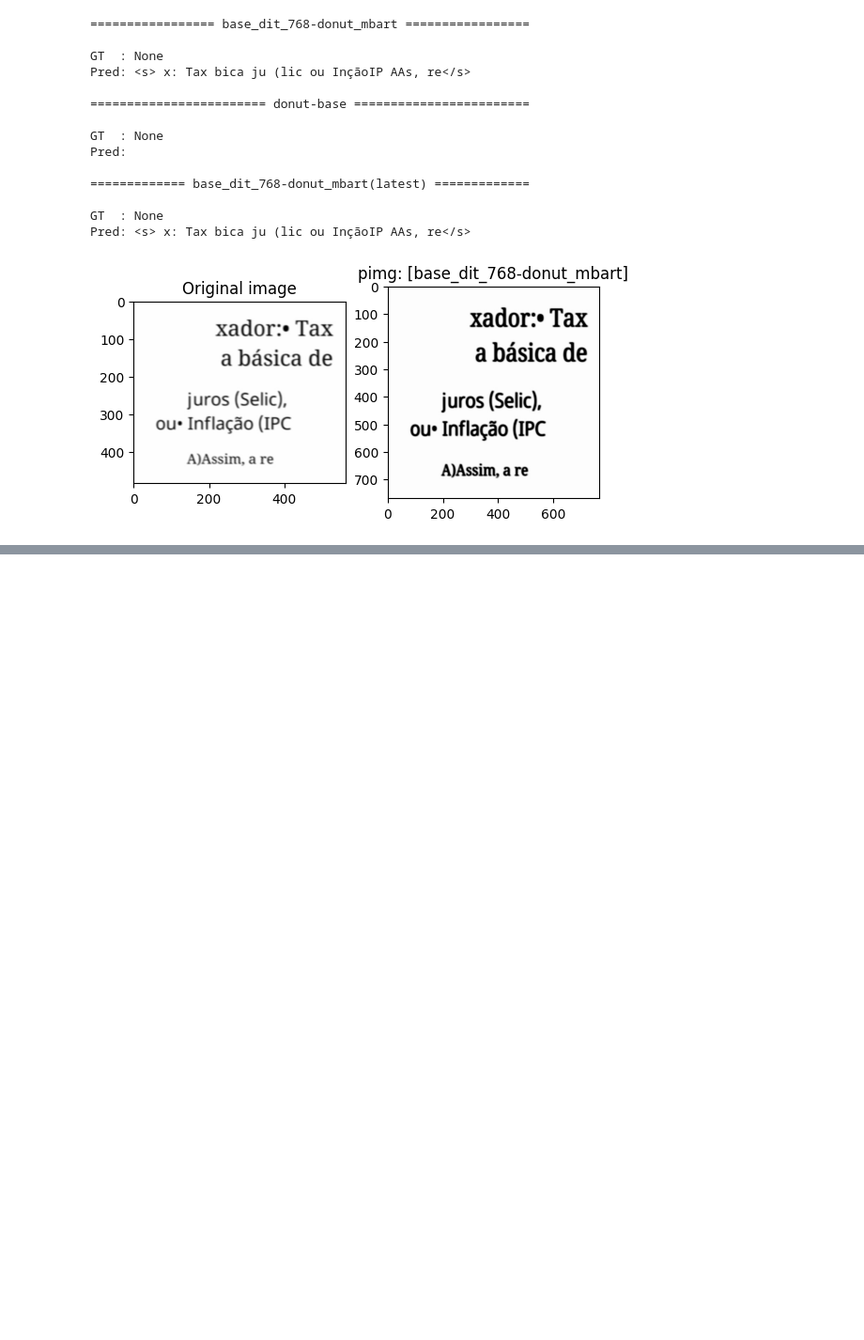
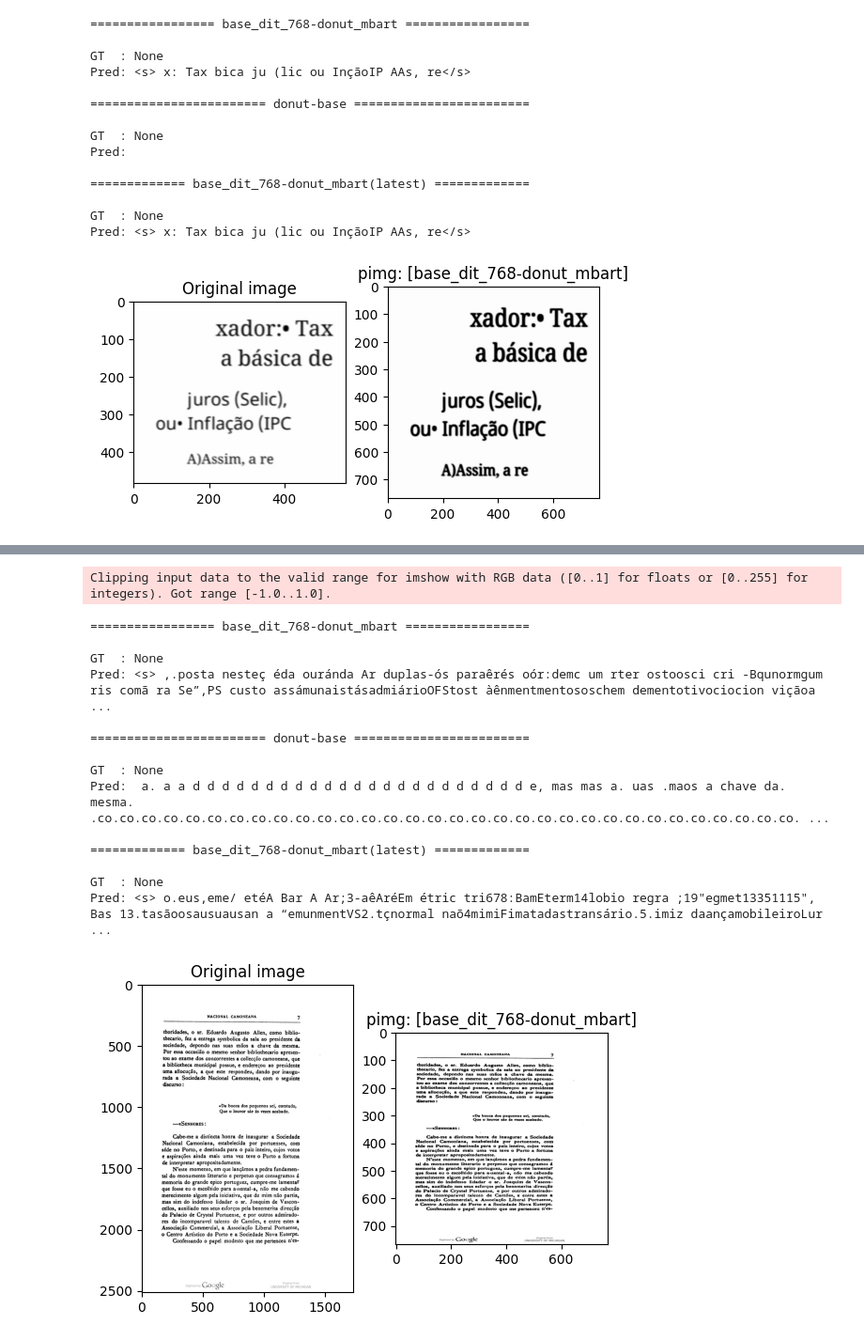
Before and after one commit to jaaabir/ocr, a Jupyter notebook: model_inference.ipynb, the cells around one changed output, grey strips where cells are left out. Shown at 94% size. Saved outputs shown, nothing was run; the diff lists cells and outputs as text; code cells hidden in the pictures; blank space fills up the shorter version.

```diff
--- a/model_inference.ipynb
+++ b/model_inference.ipynb
@@ -346,11 +414,11 @@ Pred: <s> li de aqueje  quee pareça servivei. profision do cole</s>
 i = Image.open(os.path.join('assets', '1.png')).convert("RGB")
 for _, image_processor, _, name in models_and_tokens[:1]:
     plt.figure()
-    show_og_processed_image(tdataset, sample_ind, image_processor, ptitle=f'pimg: [{name}]', loaded_image=i)
+    show_og_processed_image(tdataset, 0, image_processor, ptitle=f'pimg: [{name}]', loaded_image=i)
 for model, image_processor, text_tokenizer, name in models_and_tokens:
     print(f" {name} ".center(60, '='))
     print()
-    predict_and_compare(tdataset, sample_ind, image_processor, text_tokenizer, model, loaded_image=i, model_name=name)
+    predict_and_compare(tdataset, 0, image_processor, text_tokenizer, model, loaded_image=i, model_name=name)
     print()
 # %% [output]
 Clipping input data to the valid range for imshow with RGB data ([0..1] for floats or [0..255] for integers). Got range [-1.0..1.0].
@@ -374,11 +442,11 @@ Pred: <s> est-outsiststing titustionstiontiesusistic".istcusribu"titsustitu "rio
 i = Image.open(os.path.join('assets', '2.png')).convert("RGB")
 for _, image_processor, _, name in models_and_tokens[:1]:
     plt.figure()
-    show_og_processed_image(tdataset, sample_ind, image_processor, ptitle=f'pimg: [{name}]', loaded_image=i)
+    show_og_processed_image(tdataset, 0, image_processor, ptitle=f'pimg: [{name}]', loaded_image=i)
 for model, image_processor, text_tokenizer, name in models_and_tokens:
     print(f" {name} ".center(60, '='))
     print()
-    predict_and_compare(tdataset, sample_ind, image_processor, text_tokenizer, model, loaded_image=i, model_name=name)
+    predict_and_compare(tdataset, 0, image_processor, text_tokenizer, model, loaded_image=i, model_name=name)
     print()
 # %% [output]
 Clipping input data to the valid range for imshow with RGB data ([0..1] for floats or [0..255] for integers). Got range [-1.0..1.0].
@@ -402,11 +470,11 @@ Pred: <s>  eect uCcident us Lo Long50sumunmu Em tau Bureau tree:co :e urobit inE
 i = Image.open(os.path.join('assets', '3.png')).convert("RGB")
 for _, image_processor, _, name in models_and_tokens[:1]:
     plt.figure()
-    show_og_processed_image(tdataset, sample_ind, image_processor, ptitle=f'pimg: [{name}]', loaded_image=i)
+    show_og_processed_image(tdataset, 0, image_processor, ptitle=f'pimg: [{name}]', loaded_image=i)
 for model, image_processor, text_tokenizer, name in models_and_tokens:
     print(f" {name} ".center(60, '='))
     print()
-    predict_and_compare(tdataset, sample_ind, image_processor, text_tokenizer, model, loaded_image=i, model_name = name)
+    predict_and_compare(tdataset, 0, image_processor, text_tokenizer, model, loaded_image=i, model_name = name)
     print()
 # %% [output]
 Clipping input data to the valid range for imshow with RGB data ([0..1] for floats or [0..255] for integers). Got range [-1.0..1.0].
@@ -430,11 +498,11 @@ Pred: <s>  e.antostitumentstionnaamentomateamentcompmentementossistsmaismiststas
 i = Image.open(os.path.join('assets', 'legal_doc.png')).convert("RGB")
 for _, image_processor, _, name in models_and_tokens[:1]:
     plt.figure()
-    show_og_processed_image(tdataset, sample_ind, image_processor, ptitle=f'pimg: [{name}]', loaded_image=i)
+    show_og_processed_image(tdataset, 0, image_processor, ptitle=f'pimg: [{name}]', loaded_image=i)
 for model, image_processor, text_tokenizer, name in models_and_tokens:
     print(f" {name} ".center(60, '='))
     print()
-    predict_and_compare(tdataset, sample_ind, image_processor, text_tokenizer, model, loaded_image=i, model_name=name)
+    predict_and_compare(tdataset, 0, image_processor, text_tokenizer, model, loaded_image=i, model_name=name)
     print()
 # %% [output]
 Clipping input data to the valid range for imshow with RGB data ([0..1] for floats or [0..255] for integers). Got range [-1.0..1.0].
@@ -455 +523,28 @@ Pred: <s> SUINTC ACEMENT Mo àulotttu '" ")out bit! t'- out the!"pol+ n  ($")?"?
 [figure]
+# %%
+i = Image.open(os.path.join('assets', 'sbook.jpg')).convert("RGB")
+for _, image_processor, _, name in models_and_tokens[:1]:
+    plt.figure()
+    show_og_processed_image(tdataset, 0, image_processor, ptitle=f'pimg: [{name}]', loaded_image=i)
+for model, image_processor, text_tokenizer, name in models_and_tokens:
+    print(f" {name} ".center(60, '='))
+    print()
+    predict_and_compare(tdataset, 0, image_processor, text_tokenizer, model, loaded_image=i, model_name=name)
+    print()
+# %% [output]
+Clipping input data to the valid range for imshow with RGB data ([0..1] for floats or [0..255] for integers). Got range [-1.0..1.0].
+================= base_dit_768-donut_mbart =================
+
+GT  : None
+Pred: <s> ,.posta nesteç éda ouránda Ar duplas-ós paraêrés oór:demc um rter ostoosci cri -Bqunormgum ris comã ra Se”,PS custo assámunaistásadmiárioOFStost àênmentmentososchem dementotivociocion viçãoa ...
+
+======================== donut-base ========================
+
+GT  : None
+Pred:  a. a a d d d d d d d d d d d d d d d d d d d d d d d e, mas mas a. uas .maos a chave da. mesma. .co.co.co.co.co.co.co.co.co.co.co.co.co.co.co.co.co.co.co.co.co.co.co.co.co.co.co.co.co.co.co.co. ...
+
+============= base_dit_768-donut_mbart(latest) =============
+
+GT  : None
+Pred: <s> o.eus,eme/ etéA Bar A Ar;3-aêAréEm étric tri678:BamEterm14lobio regra ;19"egmet13351115", Bas 13.tasãoosausuausan a “emunmentVS2.tçnormal naõ4mimiFimatadastransário.5.imiz daançamobileiroLur ...
+[figure, added]
```
Also changed, not shown: parts of 17 cells of this notebook, 7 other files.
